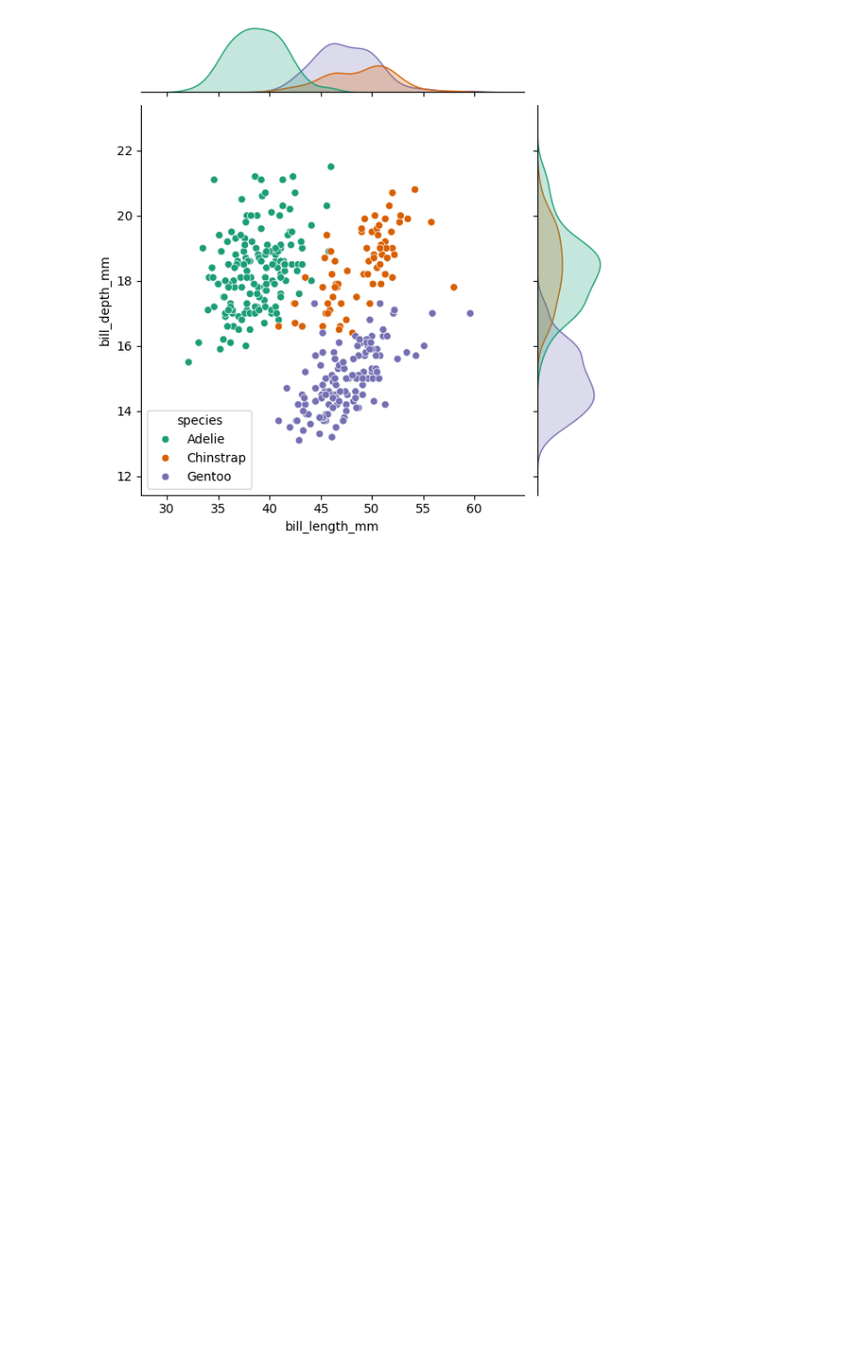
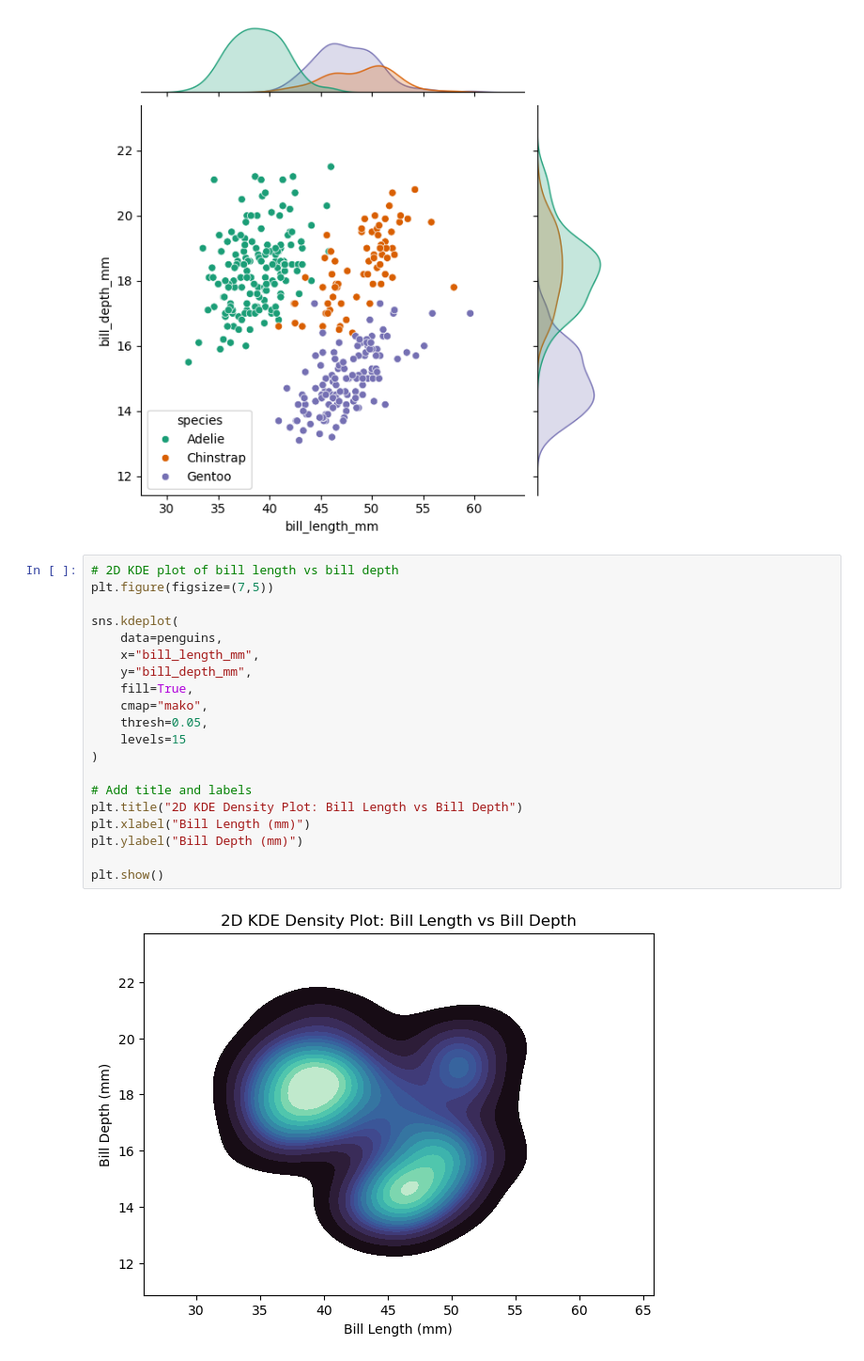
Before and after one commit to md-faiyazkhan/ml-practice, a Jupyter notebook: Seaborn/Seaborn.ipynb, the cells around one changed output. Shown at 94% size. Cells and saved outputs as stored; diff of their text form; blank space fills up the shorter version.

```diff
--- a/Seaborn/Seaborn.ipynb
+++ b/Seaborn/Seaborn.ipynb
@@ -185,3 +185,25 @@ sns.jointplot(data=penguins, x="bill_length_mm", y="bill_depth_mm", hue="species
 plt.show()
 # %% [output]
 [figure]
+# %%
+# 2D KDE plot of bill length vs bill depth
+plt.figure(figsize=(7,5))
+
+sns.kdeplot(
+    data=penguins,
+    x="bill_length_mm",
+    y="bill_depth_mm",
+    fill=True,
+    cmap="mako",
+    thresh=0.05,
+    levels=15
+)
+
+# Add title and labels
+plt.title("2D KDE Density Plot: Bill Length vs Bill Depth")
+plt.xlabel("Bill Length (mm)")
+plt.ylabel("Bill Depth (mm)")
+
+plt.show()
+# %% [output]
+[figure, added]
```
